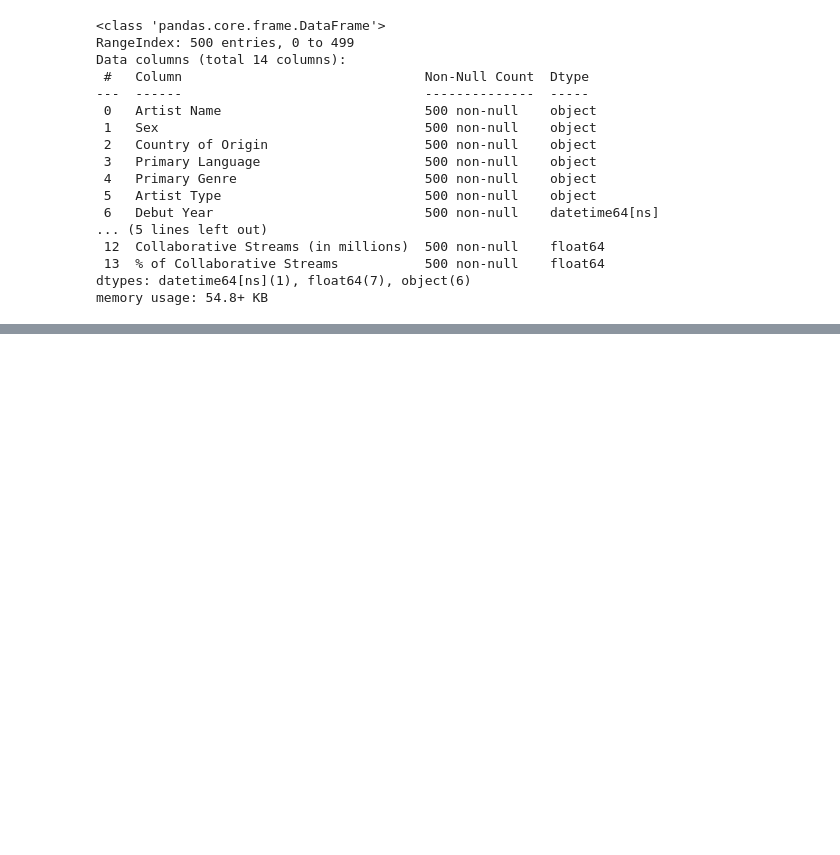
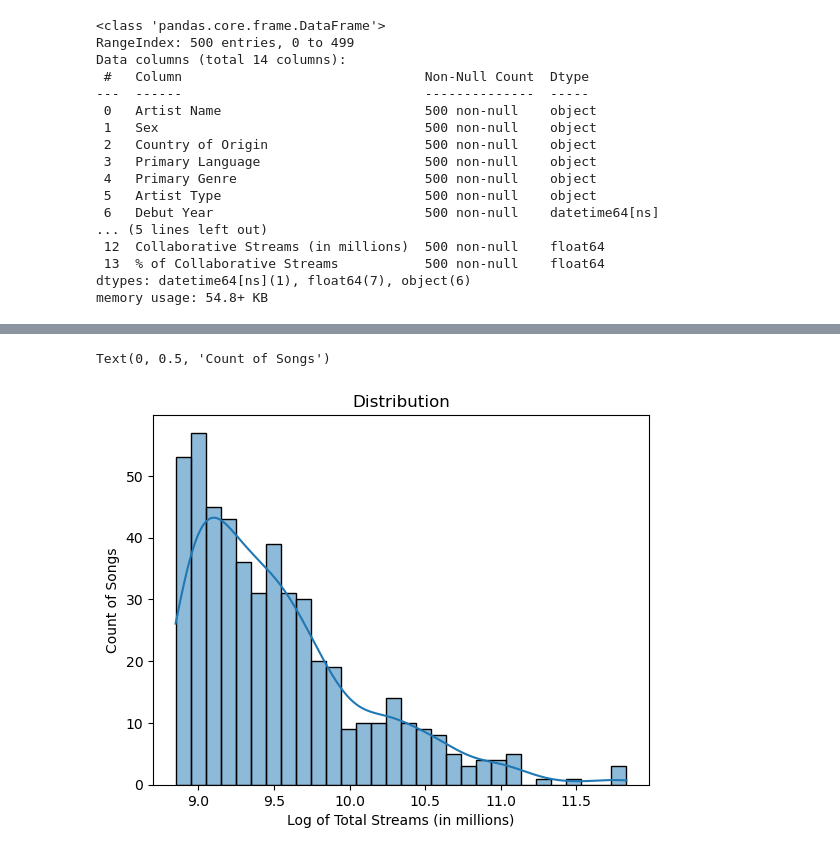
Before and after one commit to Kanjerih/spotify-most-streamed-artists, a Jupyter notebook: spotify-most-streamed-artists.ipynb, the cells around one changed output, grey strips where cells are left out. Cells and saved outputs as stored; diff of their text form; code cells hidden in the pictures; blank space fills up the shorter version.

```diff
--- a/spotify-most-streamed-artists.ipynb
+++ b/spotify-most-streamed-artists.ipynb
@@ -134,0 +142,12 @@ import seaborn as sns
+# %%
+columns_to_log = ['Total Streams (in millions)',
+                    'Lead Streams (in millions)',
+                    'Feature Streams (in millions)',
+                    'Solo Streams (in millions)',
+                    '% of Solo Streams',
+                    'Collaborative Streams (in millions)',
+                    '% of Collaborative Streams']
+
+
+spotify_df[columns_to_log] = np.log1p(spotify_df[columns_to_log])
+spotify_df.head()
@@ -134,0 +173,8 @@ import seaborn as sns
+# %%
+sns.histplot(data=spotify_df, x='Total Streams (in millions)', bins=30, kde=True)
+plt.title('Distribution')
+plt.xlabel('Log of Total Streams (in millions)')
+plt.ylabel('Count of Songs')
+# %% [output]
+Text(0, 0.5, 'Count of Songs')
+[figure, added]
```
Also changed, not shown: parts of 5 cells of this notebook.
